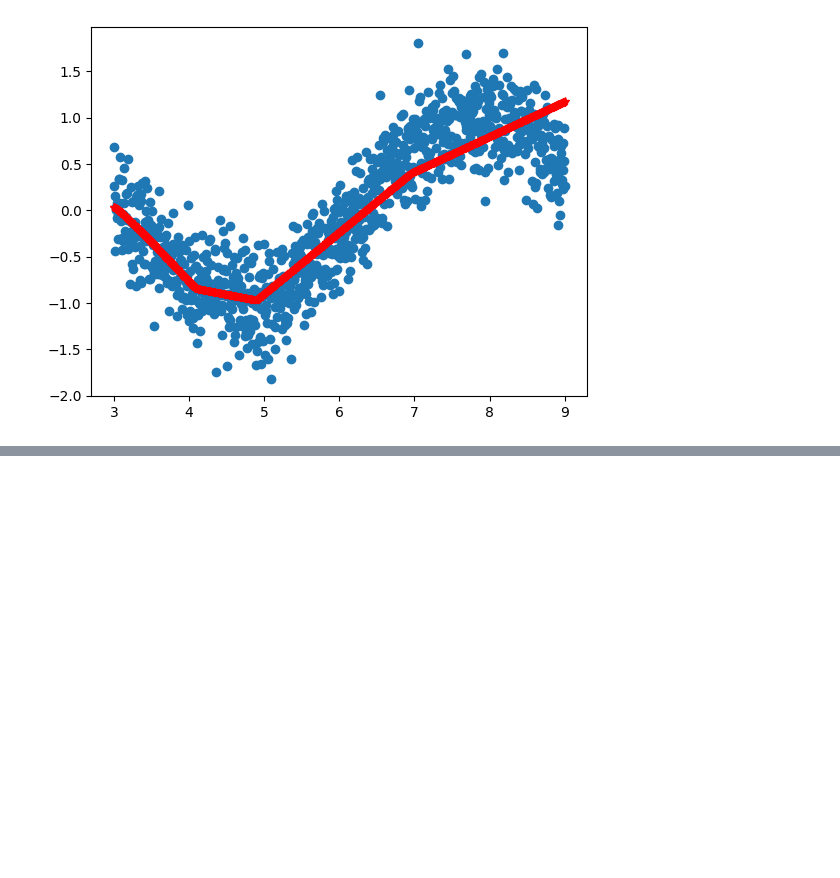
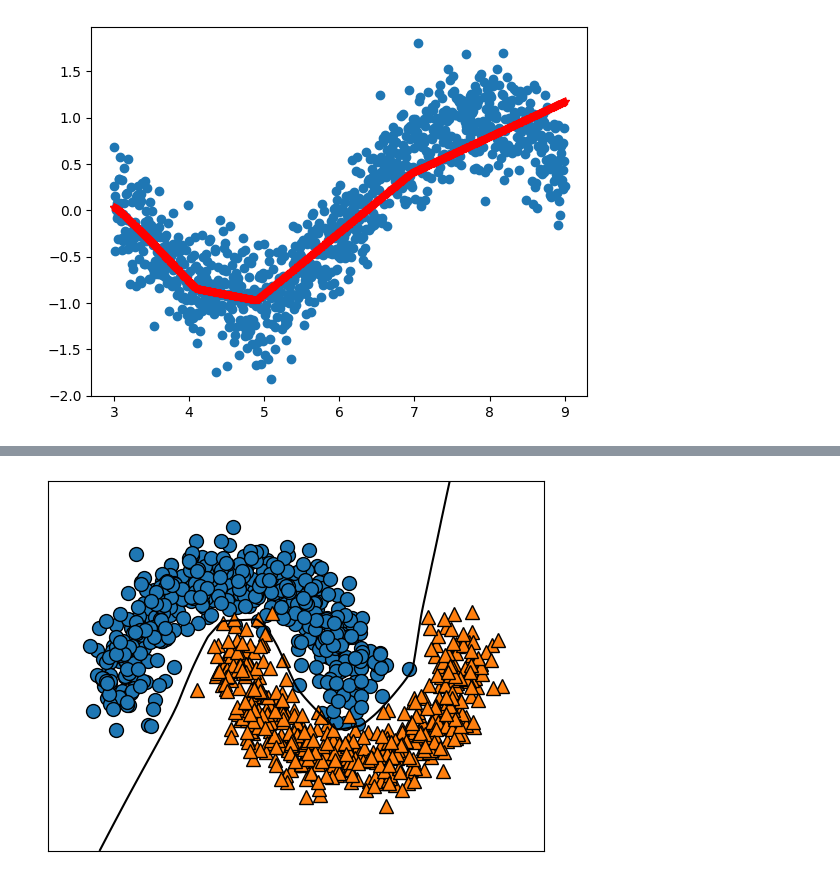
Before and after one commit to syedmahmoodiagents/MachineLearning, a Jupyter notebook: Neural_Networks_Scikit.ipynb, the cells around one changed output, grey strips where cells are left out. Saved outputs shown, nothing was run; the diff lists cells and outputs as text; code cells hidden in the pictures; blank space fills up the shorter version.

```diff
--- a/Neural_Networks_Scikit.ipynb
+++ b/Neural_Networks_Scikit.ipynb
@@ -54,0 +57,2 @@ plt.plot(x,yp,'*r')
+# %%
+modl = MLPClassifier((1000,200))
@@ -54,0 +65,5 @@ plt.plot(x,yp,'*r')
+# %%
+mg.discrete_scatter(X[:,0],X[:,1],X)
+mg.plots.plot_2d_separator(modl, X)
+# %% [output]
+[figure, added]
```
Also changed, not shown: parts of 11 cells of this notebook.
